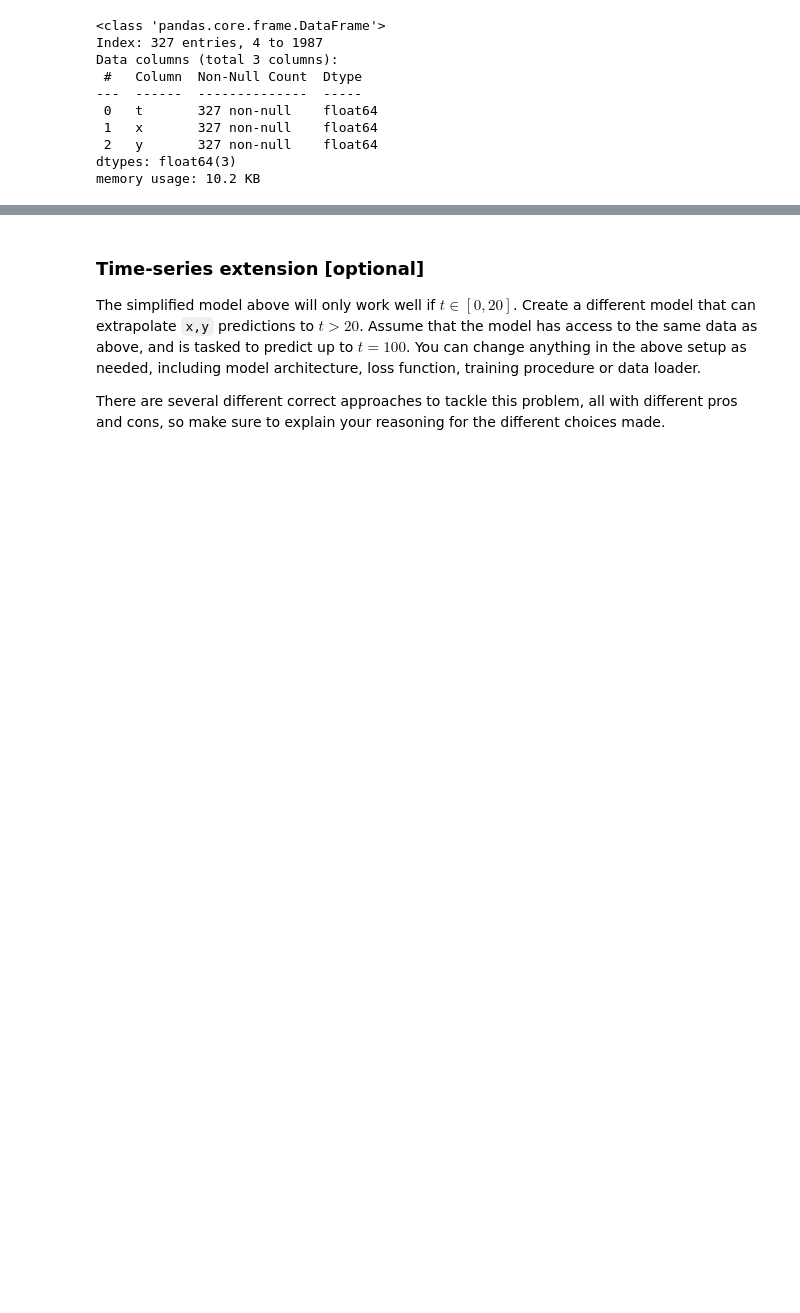
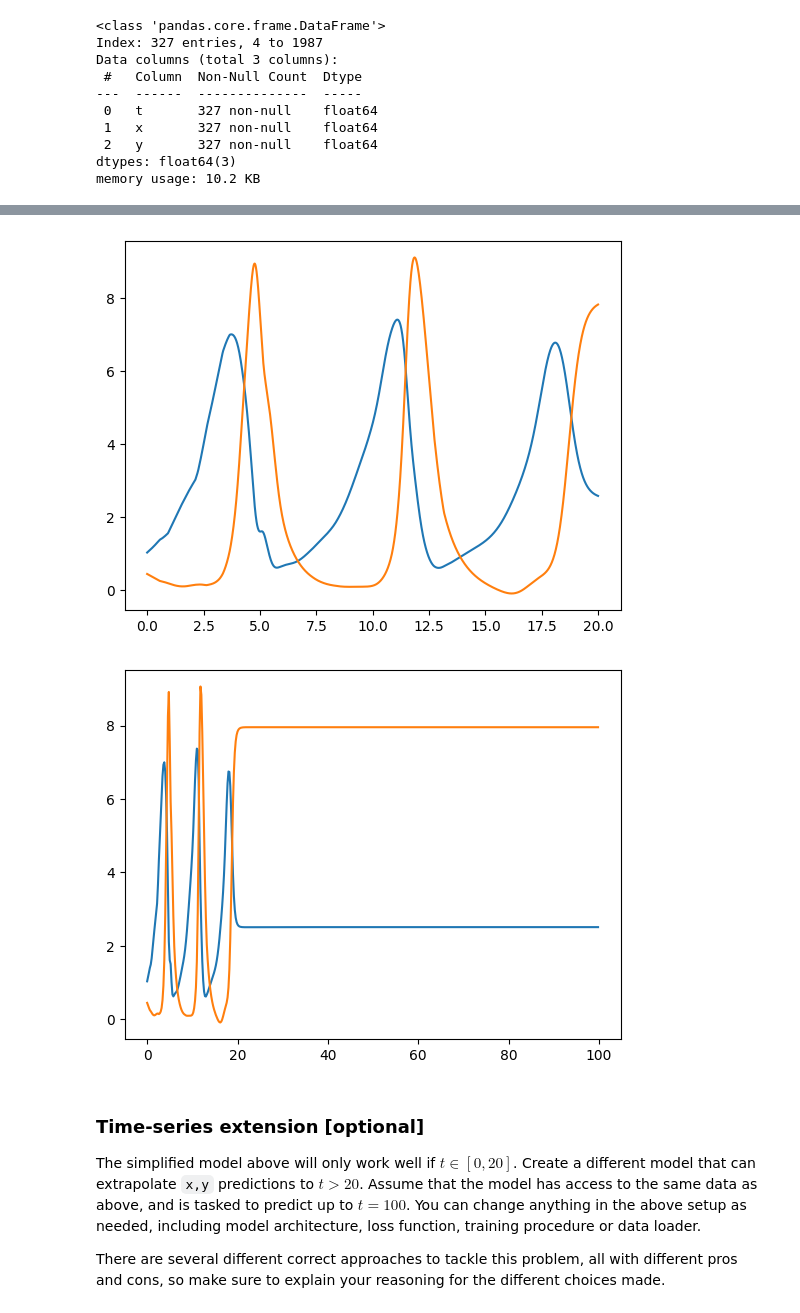
Before and after one commit to blbailey/Blog_Code, a Jupyter notebook: Copy_of_Homework_Assignment_V3.ipynb, the cells around one changed output, grey strips where cells are left out. Cells and saved outputs as stored; diff of their text form; code cells hidden in the pictures; blank space fills up the shorter version.

```diff
--- a/Copy_of_Homework_Assignment_V3.ipynb
+++ b/Copy_of_Homework_Assignment_V3.ipynb
@@ -227,3 +224,23 @@ torch.Size([109, 2])
+# %%
+df_raw=pd.read_csv('/content/sample_data/data.csv')
+raw_t=torch.tensor(df_raw["t"].to_numpy(),dtype=torch.float32).unsqueeze(1)
+forecast_raw_xy=net(raw_t)
+
+plt.figure()
+plt.plot(df_raw["t"].to_numpy(), forecast_raw_xy.detach().numpy()) # forecast dataset
+plt.show()
+
+import numpy as np
+expo_t=torch.tensor(np.arange(0,100,0.2), dtype=torch.float32).unsqueeze(1)
+expo_forecast_xy=net(expo_t)
+
+
+plt.figure()
+plt.plot(expo_t, expo_forecast_xy.detach().numpy()) # forecast dataset
+plt.show()
+# %% [output]
+[figure, added]
+[figure, added]
 # %% [markdown]
 ### Time-series extension [optional]
 
```
Also changed, not shown: parts of 10 cells of this notebook.
